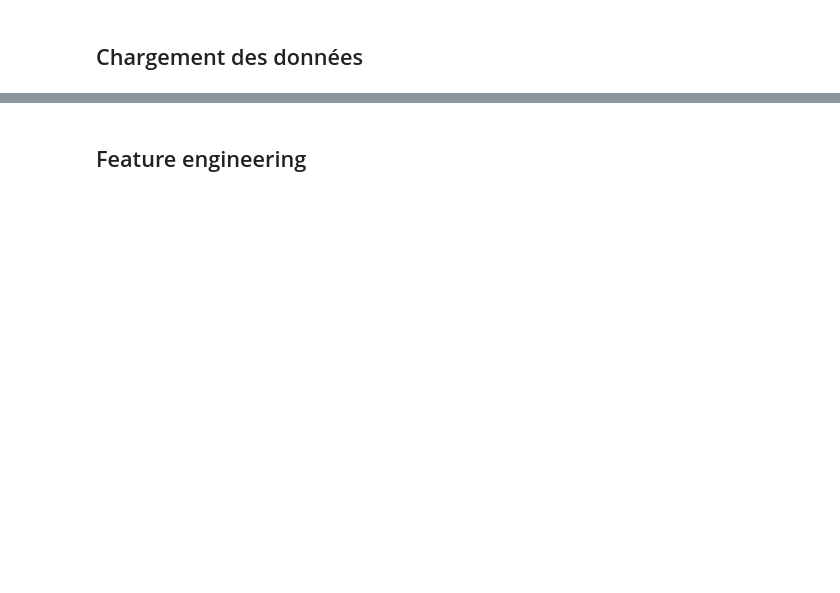
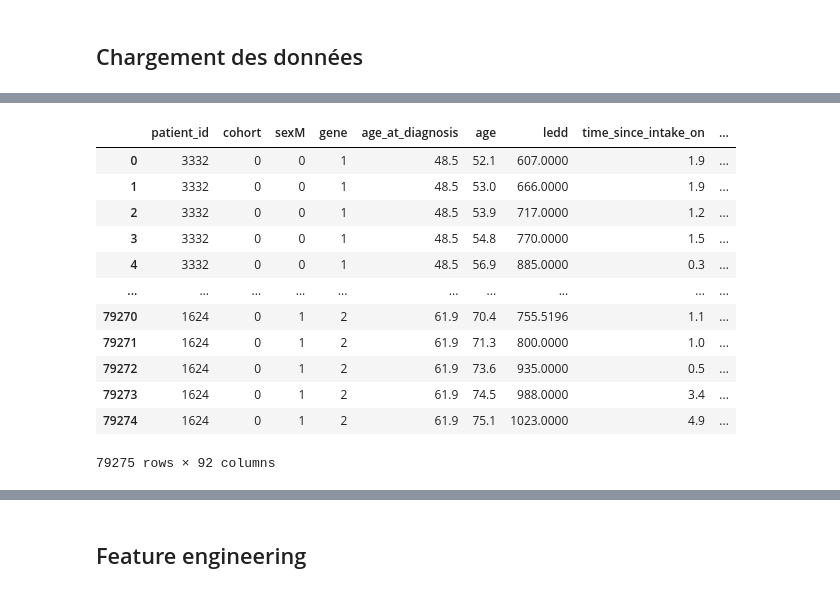
Before and after one commit to SoAnVa/DataChallengeParkinson, a Jupyter notebook: 02_feature_eng_and_predictions.ipynb, the cells around one changed output, grey strips where cells are left out. Saved outputs shown, nothing was run; the diff lists cells and outputs as text; code cells hidden in the pictures; blank space fills up the shorter version.

```diff
--- a/02_feature_eng_and_predictions.ipynb
+++ b/02_feature_eng_and_predictions.ipynb
@@ -29,0 +81,17 @@ X_test.index = X_test.index + X_train.shape[0]  # Décale les index de X_test
+# %%
+data = data.merge(df_embeddings, on="patient_id", how="left")
+data
+# %% [output]
+|  | patient_id | cohort | sexM | gene | age_at_diagnosis | age | ledd | time_since_intake_on | ... |
+| 0 | 3332 | 0 | 0 | 1 | 48.5 | 52.1 | 607.0000 | 1.9 | ... |
+| 1 | 3332 | 0 | 0 | 1 | 48.5 | 53.0 | 666.0000 | 1.9 | ... |
+| 2 | 3332 | 0 | 0 | 1 | 48.5 | 53.9 | 717.0000 | 1.2 | ... |
+| 3 | 3332 | 0 | 0 | 1 | 48.5 | 54.8 | 770.0000 | 1.5 | ... |
+| 4 | 3332 | 0 | 0 | 1 | 48.5 | 56.9 | 885.0000 | 0.3 | ... |
+| ... | ... | ... | ... | ... | ... | ... | ... | ... | ... |
+| 79270 | 1624 | 0 | 1 | 2 | 61.9 | 70.4 | 755.5196 | 1.1 | ... |
+| 79271 | 1624 | 0 | 1 | 2 | 61.9 | 71.3 | 800.0000 | 1.0 | ... |
+| 79272 | 1624 | 0 | 1 | 2 | 61.9 | 73.6 | 935.0000 | 0.5 | ... |
+| 79273 | 1624 | 0 | 1 | 2 | 61.9 | 74.5 | 988.0000 | 3.4 | ... |
+| 79274 | 1624 | 0 | 1 | 2 | 61.9 | 75.1 | 1023.0000 | 4.9 | ... |
+79275 rows × 92 columns
```
Also changed, not shown: parts of 7 cells of this notebook, 4 other files.
